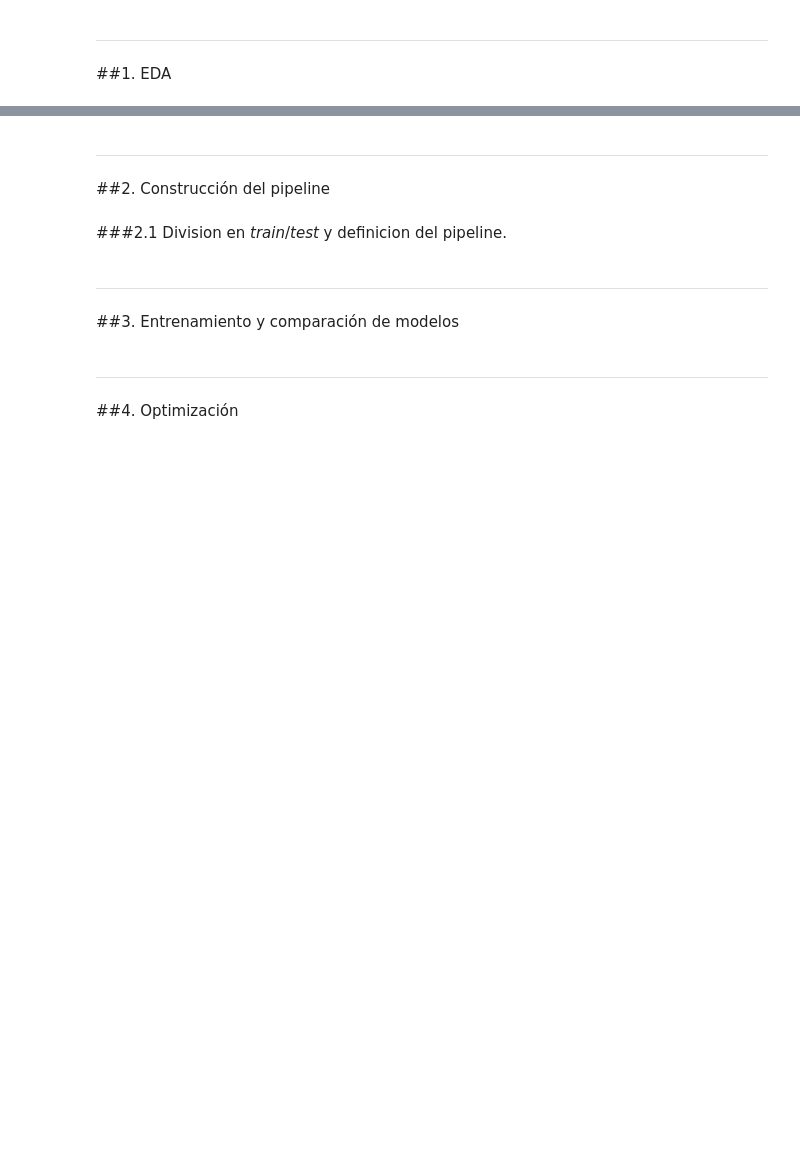
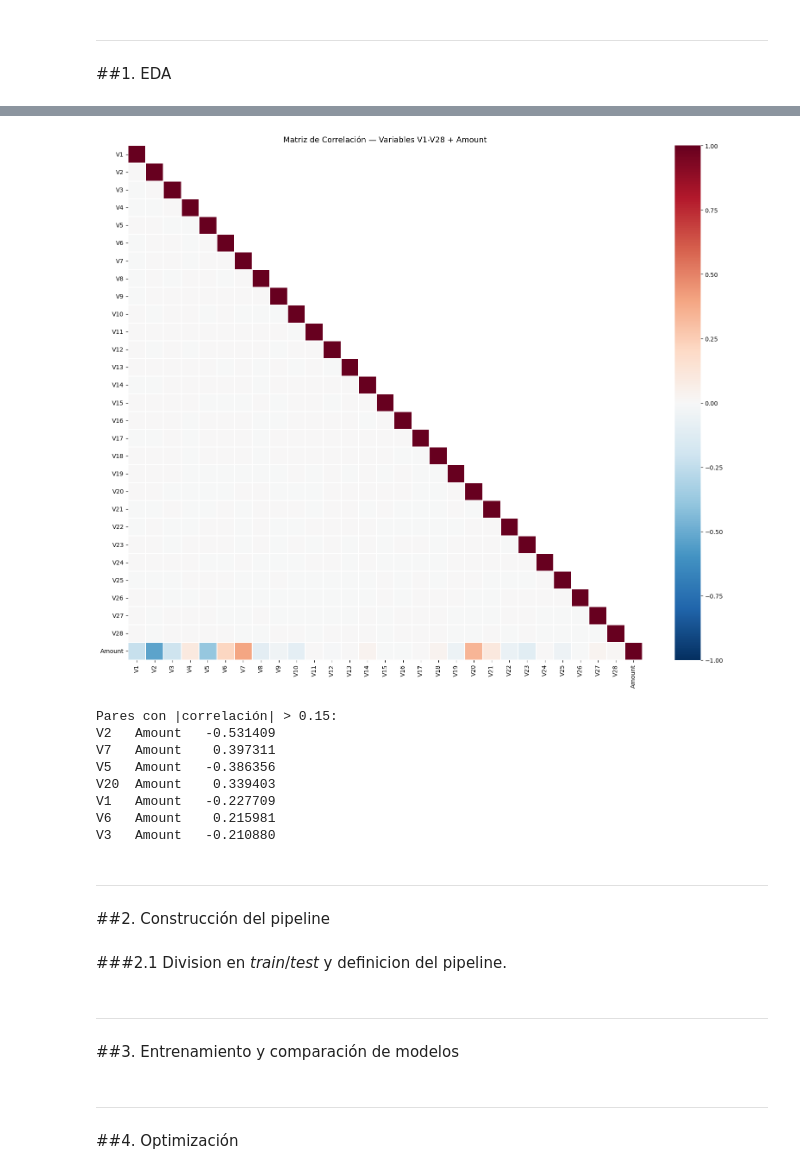
Before and after one commit to Santibareiro27/Inteligencia-Computacional, a Jupyter notebook: RA1_TP4/RA1_Trabajo_práctico_N°_4_G8.ipynb, the cells around one changed output, grey strips where cells are left out. Cells and saved outputs as stored; diff of their text form; code cells hidden in the pictures; blank space fills up the shorter version.

```diff
--- a/RA1_TP4/RA1_Trabajo_práctico_N°_4_G8.ipynb
+++ b/RA1_TP4/RA1_Trabajo_práctico_N°_4_G8.ipynb
@@ -198,3 +358,34 @@ Archive:  creditcard.zip
+# %%
+
+# Mapa de correlaciones
+fig, ax = plt.subplots(figsize=(16, 13))
+
+corr = df_fraude[v_cols + ["Amount"]].corr()
+mask = np.triu(np.ones_like(corr, dtype=bool), k=1)
+
+sns.heatmap(corr, mask=mask, cmap="RdBu_r", center=0,
+            vmin=-1, vmax=1, linewidths=0.3, linecolor="white",
+            annot=False, ax=ax, square=True)
+
+ax.set_title("Matriz de Correlación — Variables V1-V28 + Amount", fontsize=13)
+plt.tight_layout()
+plt.show()
+
+# Pares más correlacionados
+corr_unstacked = corr.where(~np.tril(np.ones(corr.shape, dtype=bool))).stack()
+print("Pares con |correlación| > 0.15:")
+high_corr = corr_unstacked[corr_unstacked.abs() > 0.15].sort_values(key=abs, ascending=False)
+print(high_corr.head(15).to_string())
+# %% [output]
+[figure, added]
+Pares con |correlación| > 0.15:
+V2   Amount   -0.531409
+V7   Amount    0.397311
+V5   Amount   -0.386356
+V20  Amount    0.339403
+V1   Amount   -0.227709
+V6   Amount    0.215981
+V3   Amount   -0.210880
 # %% [markdown]
 
 
```
Also changed, not shown: parts of 7 cells of this notebook.
